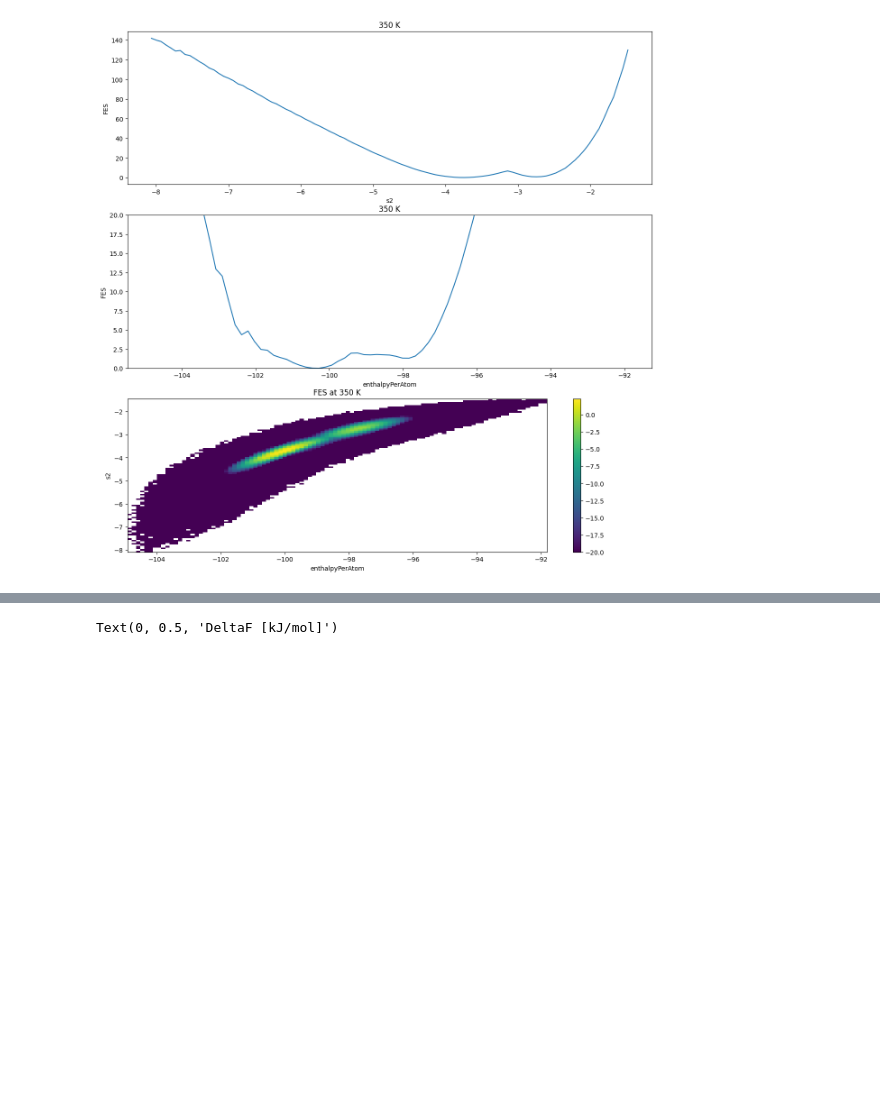
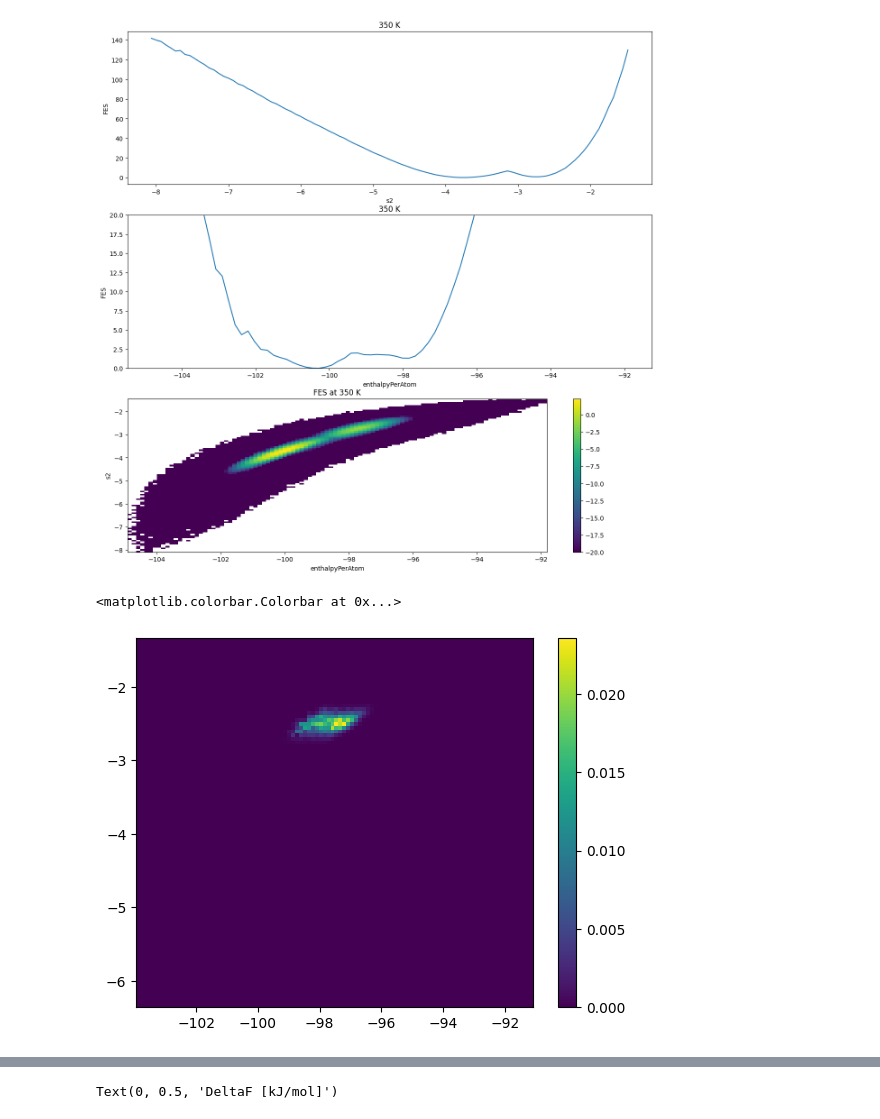
Before and after one commit to yaminbens/Proj23, a Jupyter notebook: Entropy-Enthalpy.ipynb, the cells around one changed output, grey strips where cells are left out. Saved outputs shown, nothing was run; the diff lists cells and outputs as text; code cells hidden in the pictures; blank space fills up the shorter version.

```diff
--- a/Entropy-Enthalpy.ipynb
+++ b/Entropy-Enthalpy.ipynb
@@ -234,3 +255,10 @@ plt.colorbar()
 # %% [output]
 <matplotlib.colorbar.Colorbar at 0x...>
 [figure]
+# %%
+im1 = plt.imshow(H.T, interpolation='nearest', aspect='auto',
+                 origin='lower',extent=[xedges2[0], xedges2[-1], yedges2[0], yedges2[-1]])#,vmax=25)
+plt.colorbar()
+# %% [output]
+<matplotlib.colorbar.Colorbar at 0x...>
+[figure, added]
```
Also changed, not shown: parts of 9 cells of this notebook, 1 other file.
